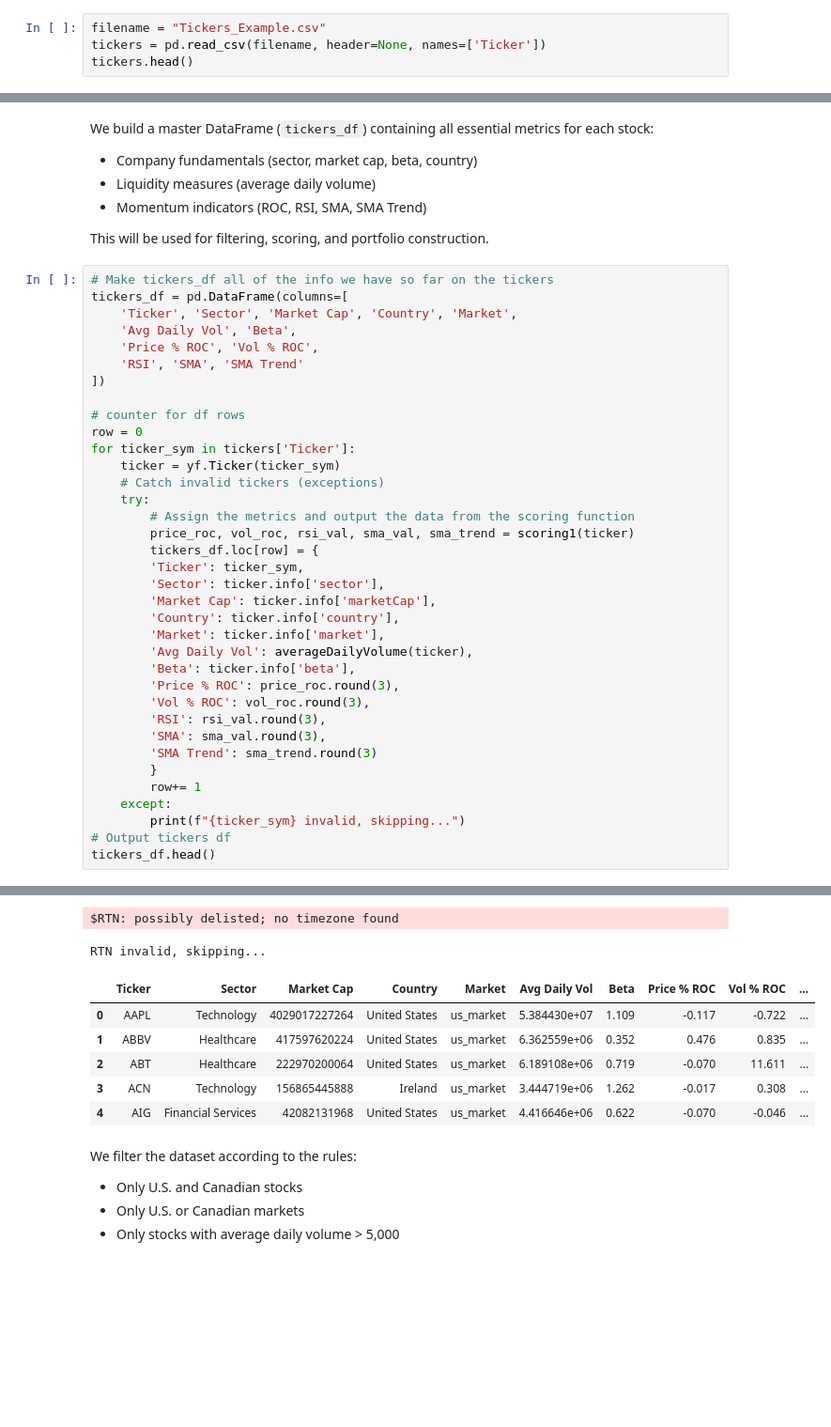
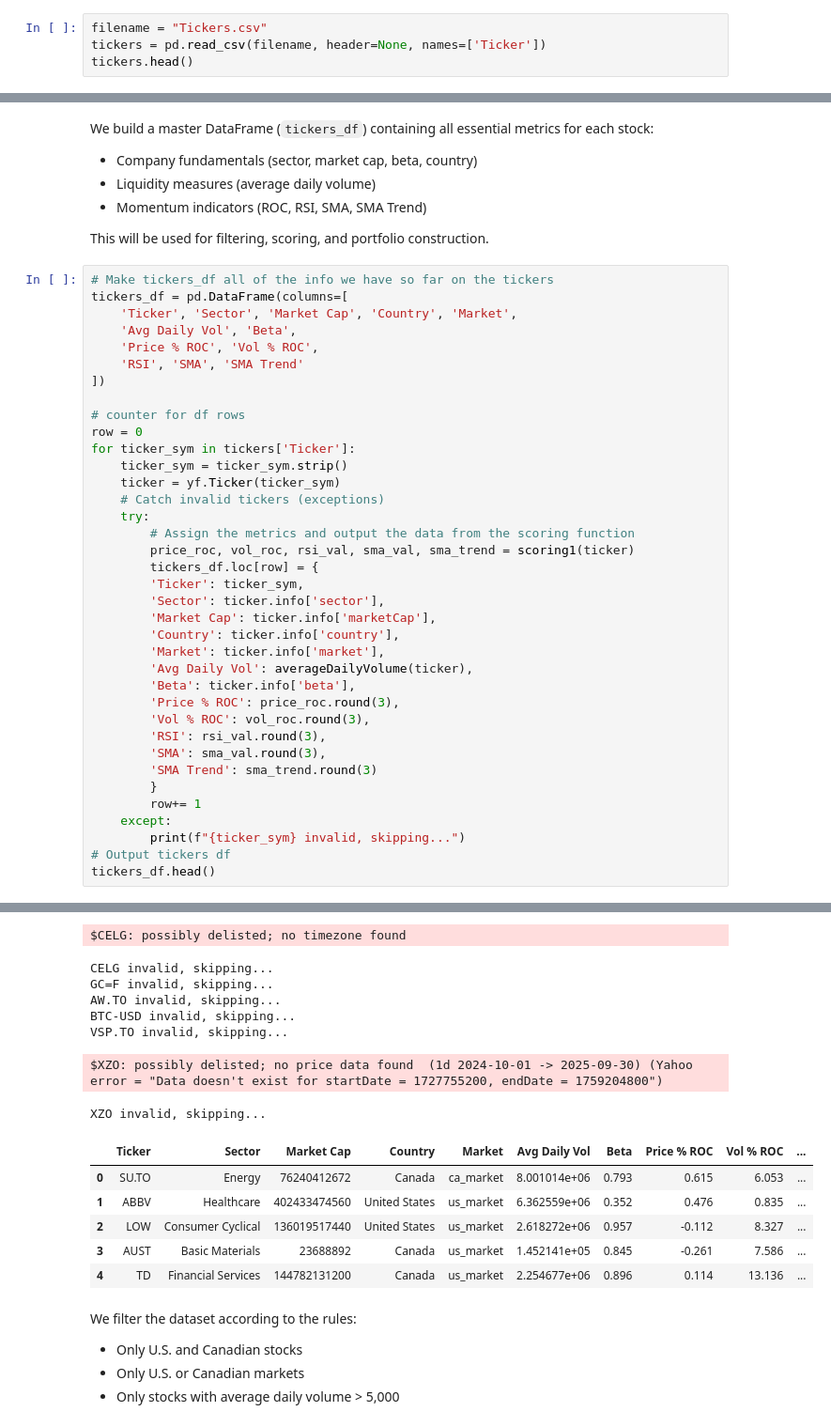
Before and after one commit to IanLeung12/CFM-Group-Project, a Jupyter notebook: Team_18_Assignment.ipynb, the cells around one changed output, grey strips where cells are left out. Shown at 94% size. Cells and saved outputs as stored; diff of their text form; blank space fills up the shorter version.

```diff
--- a/Team_18_Assignment.ipynb
+++ b/Team_18_Assignment.ipynb
@@ -150,7 +150,7 @@ So, we can see here how the 'positive' values that we used over the first two we
 # %% [markdown]
 First, read the tickers from the given csv
 # %%
-filename = "Tickers_Example.csv"
+filename = "Tickers.csv"
 tickers = pd.read_csv(filename, header=None, names=['Ticker'])
 tickers.head()
 # %% [output]
@@ -284,6 +284,7 @@ tickers_df = pd.DataFrame(columns=[
 # counter for df rows
 row = 0
 for ticker_sym in tickers['Ticker']:
+    ticker_sym = ticker_sym.strip()
     ticker = yf.Ticker(ticker_sym)
     # Catch invalid tickers (exceptions)
     try:
@@ -318,11 +323,17 @@ MON invalid, skipping...
-$RTN: possibly delisted; no timezone found
+$CELG: possibly delisted; no timezone found
-RTN invalid, skipping...
+CELG invalid, skipping...
+GC=F invalid, skipping...
+AW.TO invalid, skipping...
+BTC-USD invalid, skipping...
+VSP.TO invalid, skipping...
+$XZO: possibly delisted; no price data found  (1d 2024-10-01 -> 2025-09-30) (Yahoo error = "Data doesn't exist for startDate = 1727755200, endDate = 1759204800")
+XZO invalid, skipping...
 |  | Ticker | Sector | Market Cap | Country | Market | Avg Daily Vol | Beta | Price % ROC | Vol % ROC | ... |
-| 0 | AAPL | Technology | 4029017227264 | United States | us_market | 5.384430e+07 | 1.109 | -0.117 | -0.722 | ... |
-| 1 | ABBV | Healthcare | 417597620224 | United States | us_market | 6.362559e+06 | 0.352 | 0.476 | 0.835 | ... |
-| 2 | ABT | Healthcare | 222970200064 | United States | us_market | 6.189108e+06 | 0.719 | -0.070 | 11.611 | ... |
-| 3 | ACN | Technology | 156865445888 | Ireland | us_market | 3.444719e+06 | 1.262 | -0.017 | 0.308 | ... |
-| 4 | AIG | Financial Services | 42082131968 | United States | us_market | 4.416646e+06 | 0.622 | -0.070 | -0.046 | ... |
+| 0 | SU.TO | Energy | 76240412672 | Canada | ca_market | 8.001014e+06 | 0.793 | 0.615 | 6.053 | ... |
+| 1 | ABBV | Healthcare | 402433474560 | United States | us_market | 6.362559e+06 | 0.352 | 0.476 | 0.835 | ... |
+| 2 | LOW | Consumer Cyclical | 136019517440 | United States | us_market | 2.618272e+06 | 0.957 | -0.112 | 8.327 | ... |
+| 3 | AUST | Basic Materials | 23688892 | Canada | us_market | 1.452141e+05 | 0.845 | -0.261 | 7.586 | ... |
+| 4 | TD | Financial Services | 144782131200 | Canada | us_market | 2.254677e+06 | 0.896 | 0.114 | 13.136 | ... |
 # %% [markdown]
 We filter the dataset according to the rules:
 - Only U.S. and Canadian stocks
```
Also changed, not shown: parts of 9 cells of this notebook, 2 other files.
